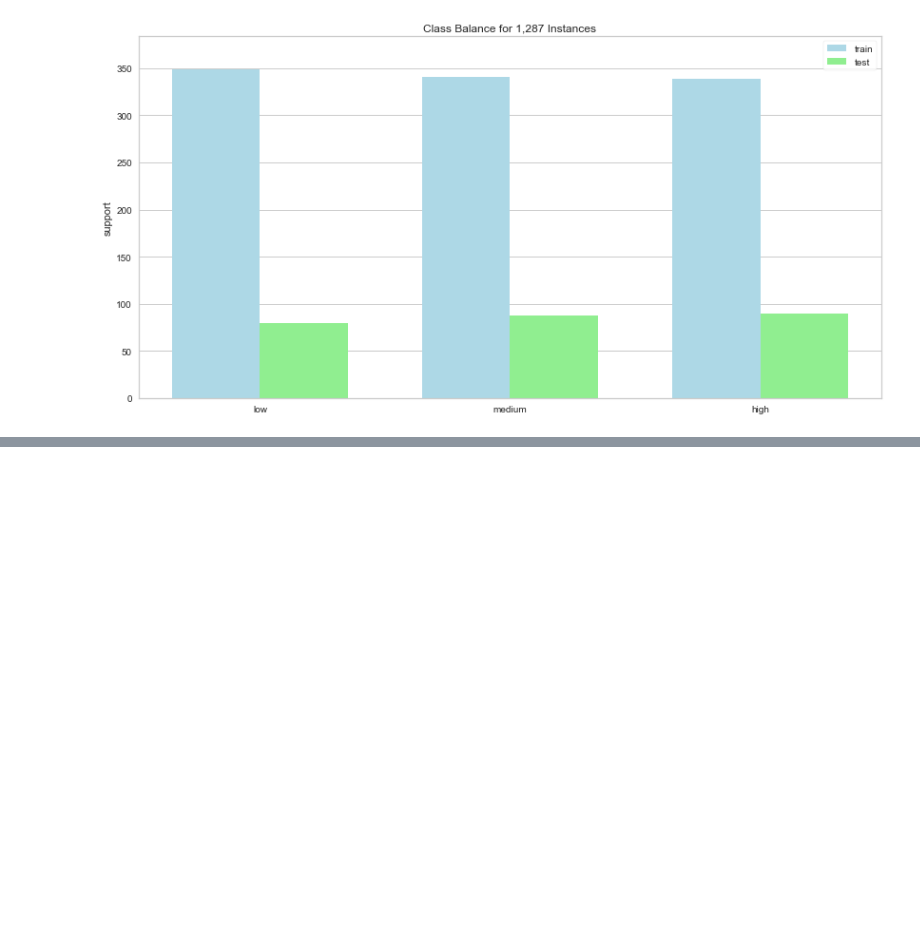
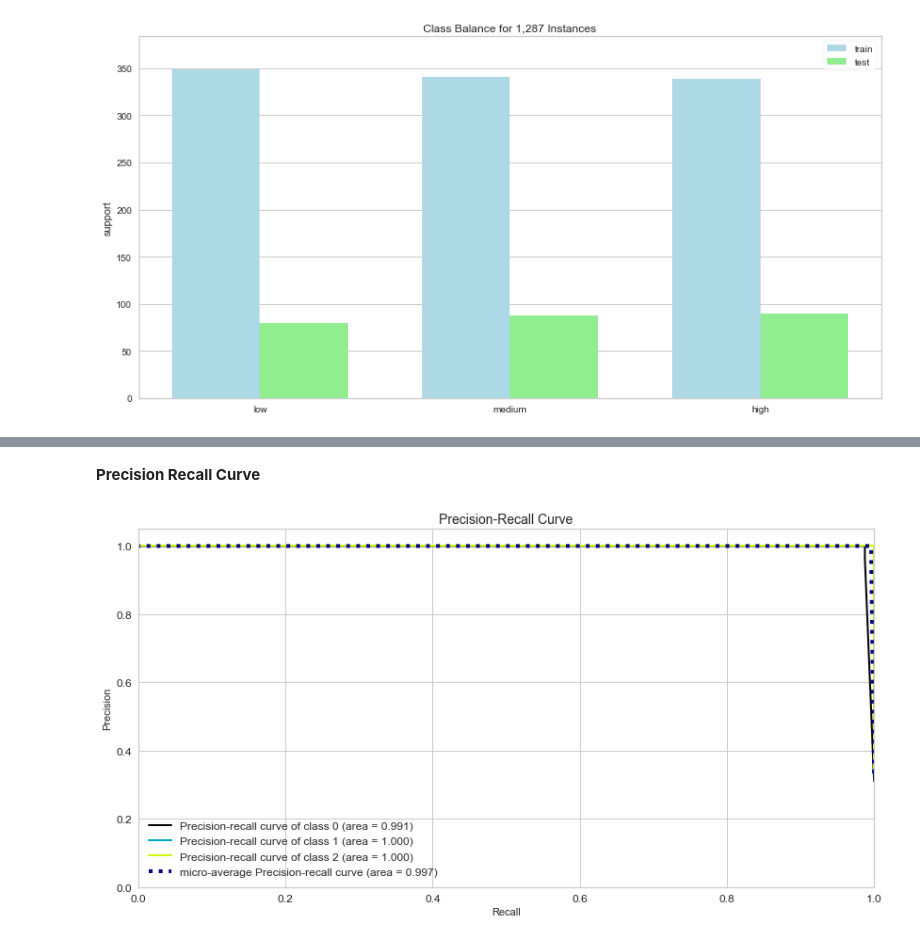
Before and after one commit to Prakashdeveloper03/Milk-Quality-Prediction, a Jupyter notebook: notebook/analysis.ipynb, the cells around one changed output, grey strips where cells are left out. Saved outputs shown, nothing was run; the diff lists cells and outputs as text; code cells hidden in the pictures; blank space fills up the shorter version.

```diff
--- a/notebook/analysis.ipynb
+++ b/notebook/analysis.ipynb
@@ -359,0 +419,11 @@ plt.show()
+# %% [markdown]
+**Precision Recall Curve**
+# %%
+from scikitplot.metrics import plot_precision_recall
+
+plot_precision_recall(
+    y_test, y_probas, figsize=(14, 7), title_fontsize=14, text_fontsize=12
+)
+plt.show()
+# %% [output]
+[figure, added]
```
Also changed, not shown: parts of 24 cells of this notebook, 1 other file.
